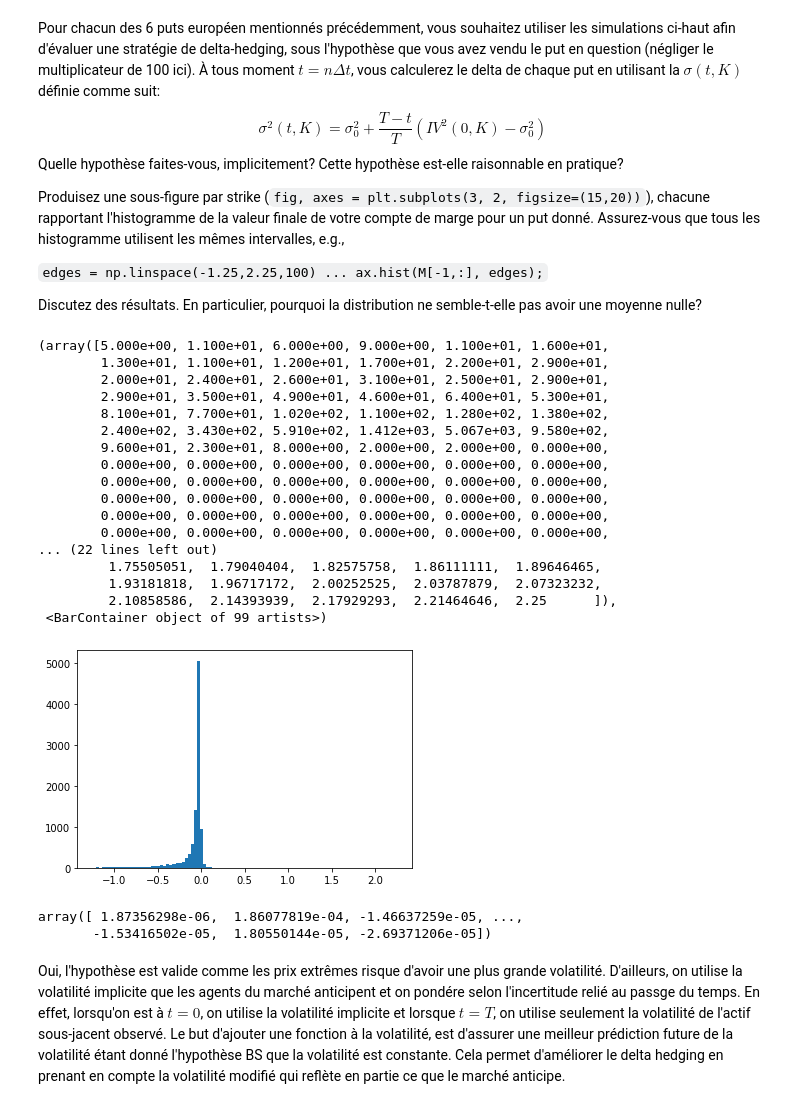
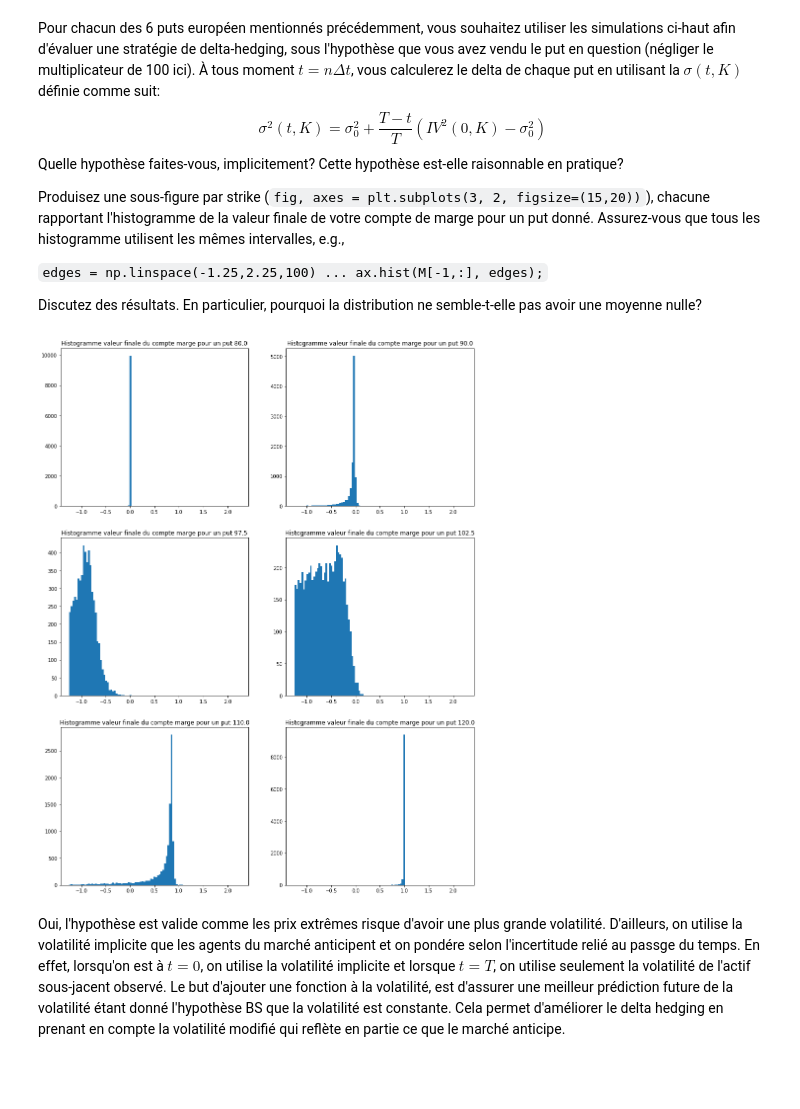
Before and after one commit to Thomas4390/produits_derives, a Jupyter notebook: assignment1_202301.ipynb, the cells around one changed output. Saved outputs shown, nothing was run; the diff lists cells and outputs as text; code cells hidden in the pictures; blank space fills up the shorter version.

```diff
--- a/assignment1_202301.ipynb
+++ b/assignment1_202301.ipynb
@@ -286,7 +286,9 @@ interest = math.exp(r_f * dt)
 #Valeur de mon compte en banque avec intérêt appliqué
 bank = np.empty((n_sim, n_steps, n_strike))
 for k in range(n_strike):
-    bank[:,:,k] = -(price_put[:,1:,k] - price_put[:,:-1,k]) + (S_t.T[:,1:] - S_t.T[:,:-1]) * d1_sim[:,:-1,k] + (price_put[:,:-1,k] - (d1_sim[:,:-1,k] * S_t.T[:,:-1]))*(interest -1)
+    bank[:,:,k] = -(price_put[:,1:,k] - price_put[:,:-1,k]) #PnL du changement dans l'option
+    + (S_t.T[:,1:] - S_t.T[:,:-1]) * d1_sim[:,:-1,k] #PnL du changement dans le Sous-Jacent
+    + (price_put[:,:-1,k] - (d1_sim[:,:-1,k] * S_t.T[:,:-1]))*(interest -1) #Interet encouru du pret de la periode t-1
 # %%
 #Valeur de ma position à chaque fin de periode, compte marge
 
@@ -296,33 +298,23 @@ M = np.empty((n_sim, n_steps, n_strike))
 for k in range(n_strike):
     for i in range(n_sim):
         M[i,:,k] = bank[i,:,k].cumsum()
-
-edges = np.linspace(-1.25,2.25,100)
-plt.hist(M[: ,-1, 1], edges)
-# %% [output]
-(array([5.000e+00, 1.100e+01, 6.000e+00, 9.000e+00, 1.100e+01, 1.600e+01,
-        1.300e+01, 1.100e+01, 1.200e+01, 1.700e+01, 2.200e+01, 2.900e+01,
-        2.000e+01, 2.400e+01, 2.600e+01, 3.100e+01, 2.500e+01, 2.900e+01,
-        2.900e+01, 3.500e+01, 4.900e+01, 4.600e+01, 6.400e+01, 5.300e+01,
-        8.100e+01, 7.700e+01, 1.020e+02, 1.100e+02, 1.280e+02, 1.380e+02,
-        2.400e+02, 3.430e+02, 5.910e+02, 1.412e+03, 5.067e+03, 9.580e+02,
-        9.600e+01, 2.300e+01, 8.000e+00, 2.000e+00, 2.000e+00, 0.000e+00,
-        0.000e+00, 0.000e+00, 0.000e+00, 0.000e+00, 0.000e+00, 0.000e+00,
-        0.000e+00, 0.000e+00, 0.000e+00, 0.000e+00, 0.000e+00, 0.000e+00,
-        0.000e+00, 0.000e+00, 0.000e+00, 0.000e+00, 0.000e+00, 0.000e+00,
-        0.000e+00, 0.000e+00, 0.000e+00, 0.000e+00, 0.000e+00, 0.000e+00,
-        0.000e+00, 0.000e+00, 0.000e+00, 0.000e+00, 0.000e+00, 0.000e+00,
-... (22 lines left out)
-         1.75505051,  1.79040404,  1.82575758,  1.86111111,  1.89646465,
-         1.93181818,  1.96717172,  2.00252525,  2.03787879,  2.07323232,
-         2.10858586,  2.14393939,  2.17929293,  2.21464646,  2.25      ]),
- <BarContainer object of 99 artists>)
-[figure, removed]
-# %%
-fig, axes = plt.subplots(3, 2, figsize=(15,20))
-# %% [output]
-array([ 1.87356298e-06,  1.86077819e-04, -1.46637259e-05, ...,
-       -1.53416502e-05,  1.80550144e-05, -2.69371206e-05])
+# %%
+fig, axes = plt.subplots(3, 2, figsize=(15,20))
+
+edges = np.linspace(-1.25,2.25,100)
+
+for i in range(3):
+        for j in range(2):
+            k = i * 2 + j
+            plt.sca(axes[i, j])
+
+
+            plt.hist(M[: ,-1, k], edges)
+
+
+            plt.title(f"Histogramme valeur finale du compte marge pour un put {info['Strike'].iloc[k]}")
+# %% [output]
+[figure, added]
 # %% [markdown]
 Oui, l'hypothèse est valide comme les prix extrêmes risque d'avoir une plus grande volatilité. D'ailleurs, on utilise la volatilité implicite que les agents du marché anticipent et on pondére selon l'incertitude relié au passge du temps. En effet, lorsqu'on est à $t=0$, on utilise la volatilité implicite et lorsque $t = T$, on utilise seulement la volatilité de l'actif sous-jacent observé. Le but d'ajouter une fonction à la volatilité, est d'assurer une meilleur prédiction future de la volatilité étant donné l'hypothèse BS que la volatilité est constante. Cela permet d'améliorer le delta hedging en prenant en compte la volatilité modifié qui reflète en partie ce que le marché anticipe.
 # %% [markdown]
```
Also changed, not shown: parts of 2 cells of this notebook.
